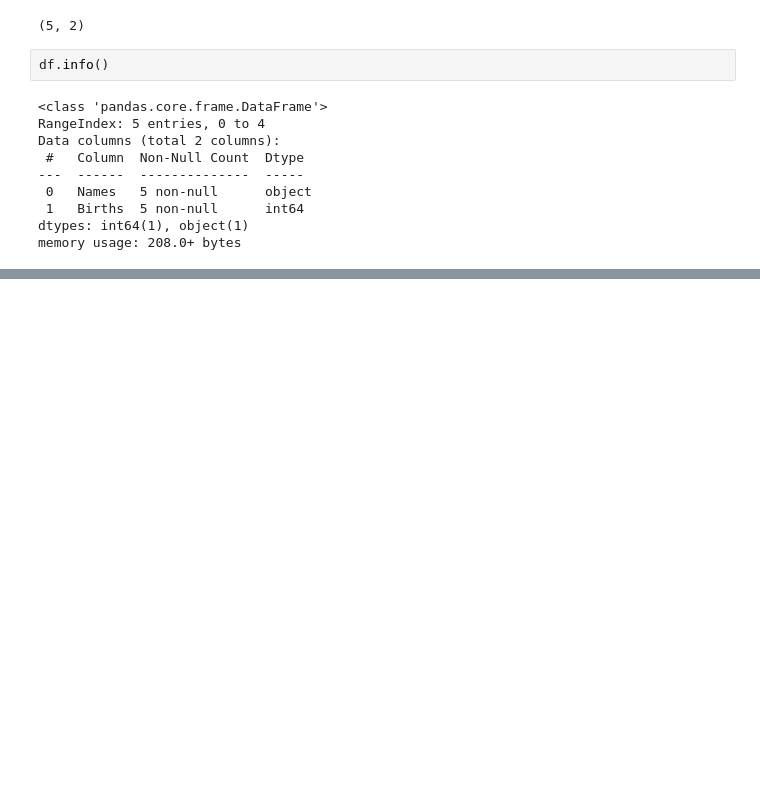
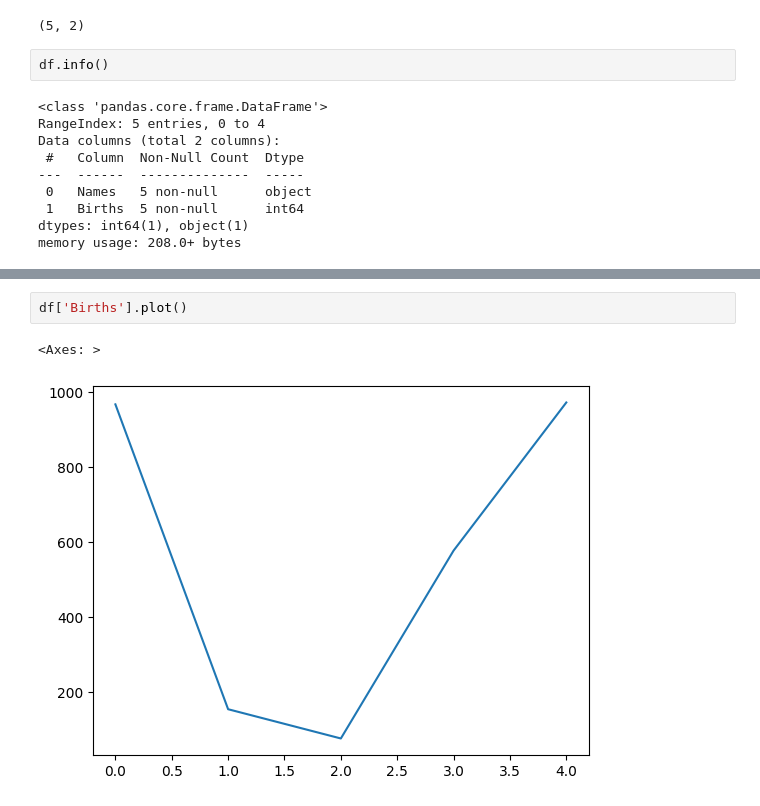
Before and after one commit to DagalSV/clone_BigData_2024, a Jupyter notebook: pandas_examples.ipynb, the cells around one changed output, grey strips where cells are left out. Cells and saved outputs as stored; diff of their text form; blank space fills up the shorter version.

```diff
--- a/pandas_examples.ipynb
+++ b/pandas_examples.ipynb
@@ -127,0 +151,5 @@ memory usage: 208.0+ bytes
+# %%
+df['Births'].plot()
+# %% [output]
+<Axes: >
+[figure, added]
```
Also changed, not shown: parts of 3 cells of this notebook.
